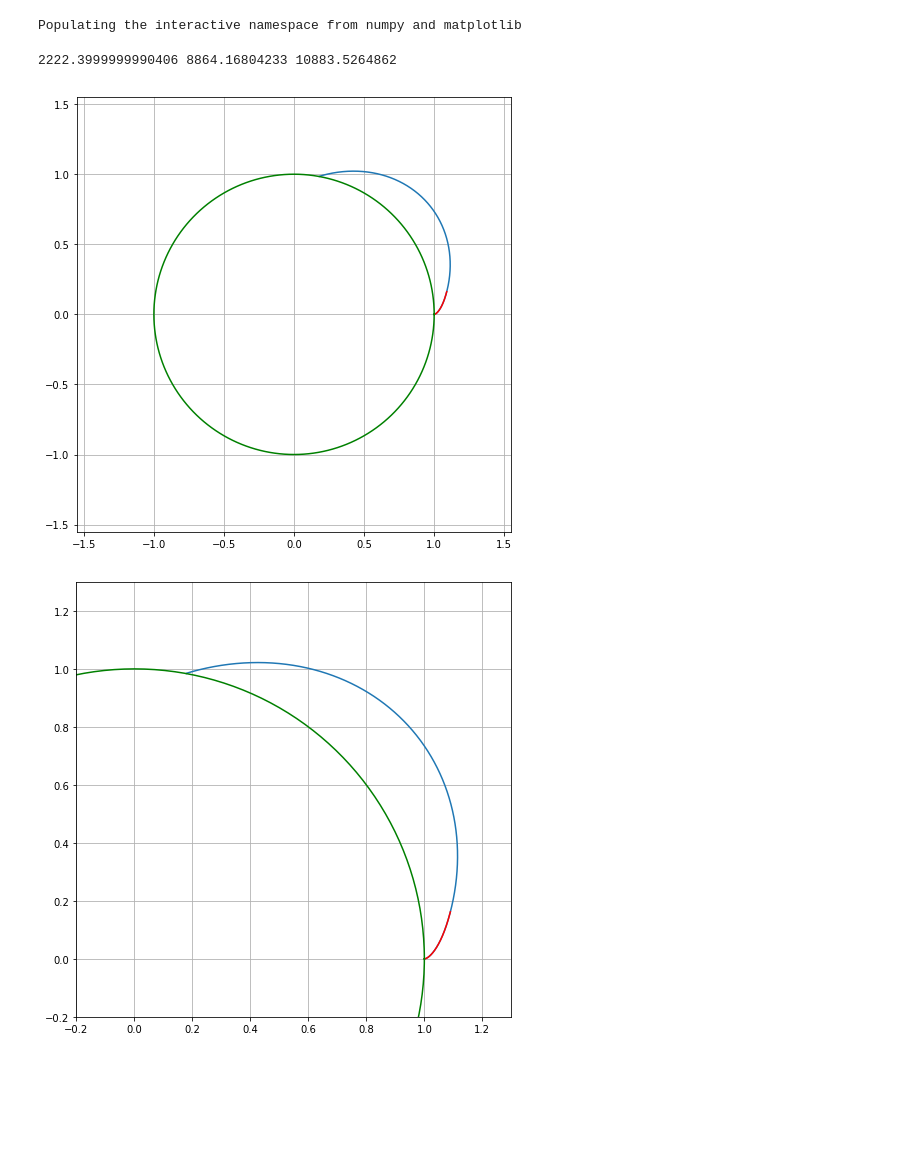
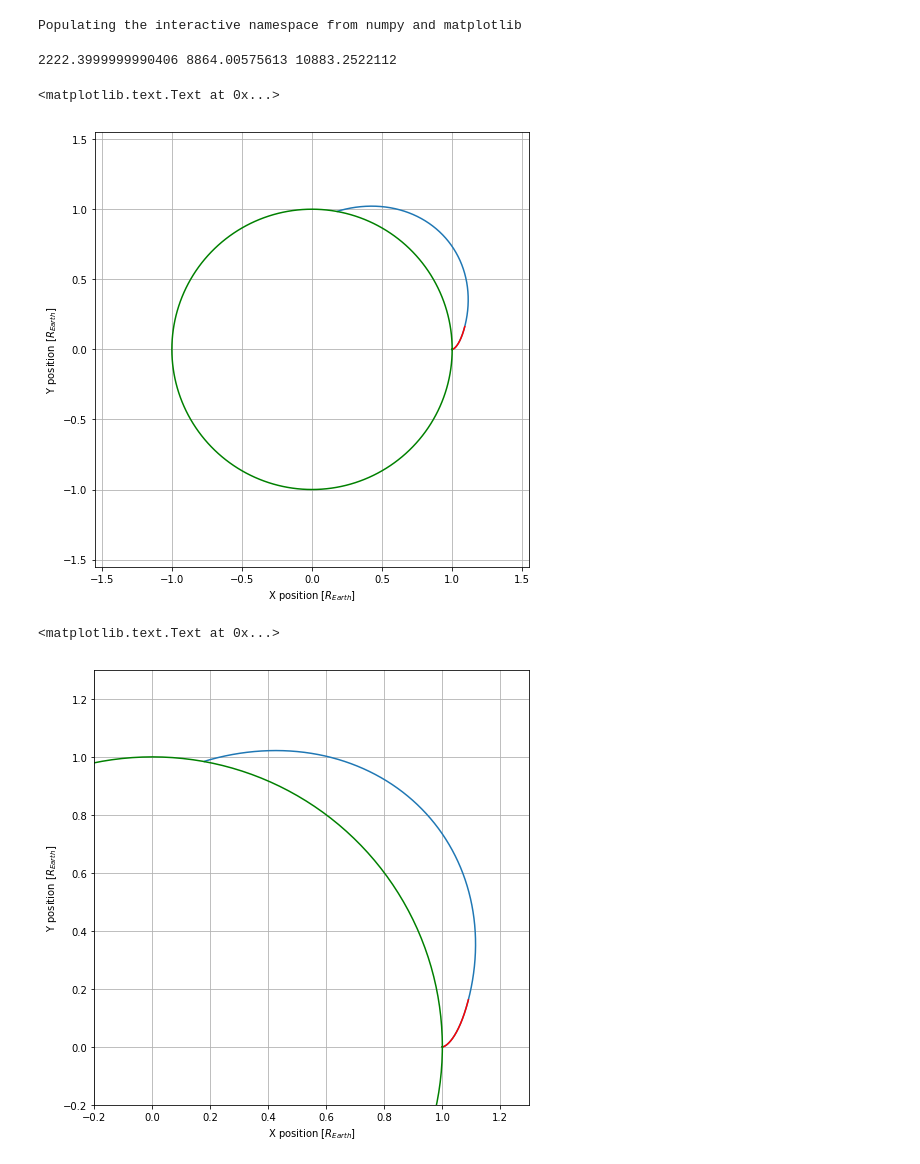
Before and after one commit to sfegan/student_computation_examples, a Jupyter notebook: Orbit Y - ICBM.ipynb, the cells around one changed output. Drawn from its saved outputs; the diff is of its cells as text; code cells hidden in the pictures; blank space fills up the shorter version.

```diff
--- a/Orbit Y - ICBM.ipynb
+++ b/Orbit Y - ICBM.ipynb
@@ -36,6 +36,7 @@ all_a = []
 
 uz = asarray([0,0,1])
 t_turn = 0
+reentry_vehicle_separation = False
 
 while norm(x)>=R_earth and t<90*60:
     r = norm(x)
@@ -46,10 +47,13 @@ while norm(x)>=R_earth and t<90*60:
 
     h = r - R_earth
 
-    if(dot(uv,ux)>=0):
+    if(h>100e3):
+        reentry_vehicle_separation = True
+
+    if(reentry_vehicle_separation):
+        mu = mu1*exp(-h/Hs)
+    else:
         mu = mu0*exp(-h/Hs)
-    else:
-        mu = mu1*exp(-h/Hs)
 
     at = 0
     if(t < t_meco): at = a0
@@ -87,7 +91,7 @@ all_a = column_stack(all_a)
 
 print(t, R_earth*arctan2(x[1],x[0])/1e3, sum(norm(diff(all_x,axis=1),axis=0),axis=0)/1e3)
 # %% [output]
-2222.3999999990406 8864.16804233 10883.5264862
+2222.3999999990406 8864.00575613 10883.2522112
 # %%
 figure(figsize(8,8))
 plot(all_x[0,:]/R_earth, all_x[1,:]/R_earth)
@@ -97,18 +101,24 @@ axis('square')
 axis(asarray([-1,1,-1,1])*max(norm(all_x, axis=0))/R_earth*1.25)
 grid()
 #axis([-5,5,-5,5])
+xlabel('X position [$R_{Earth}$]')
+ylabel('Y position [$R_{Earth}$]')
 # %% [output]
+<matplotlib.text.Text at 0x...>
-[figure, old version]
+[figure, new version]
 # %%
 figure(figsize(8,8))
 plot(all_x[0,:]/R_earth, all_x[1,:]/R_earth)
 plot(all_x[0,all_t<t_meco]/R_earth, all_x[1,all_t<t_meco]/R_earth,'r-')
 plot(cos(frange(0,360,1)/180*pi),sin(frange(0,360,1)/180*pi),'g-')
 axis('square')
 axis([-0.2,1.30,-0.2,1.30])
 grid()
+xlabel('X position [$R_{Earth}$]')
+ylabel('Y position [$R_{Earth}$]')
 # %% [output]
+<matplotlib.text.Text at 0x...>
-[figure, old version]
+[figure, new version]
 # %%
 figure(figsize(8,8))
 plot((all_x[0,:]-R_earth)/1e3, all_x[1,:]/1e3)
```
Also changed, not shown: parts of 6 cells of this notebook.
